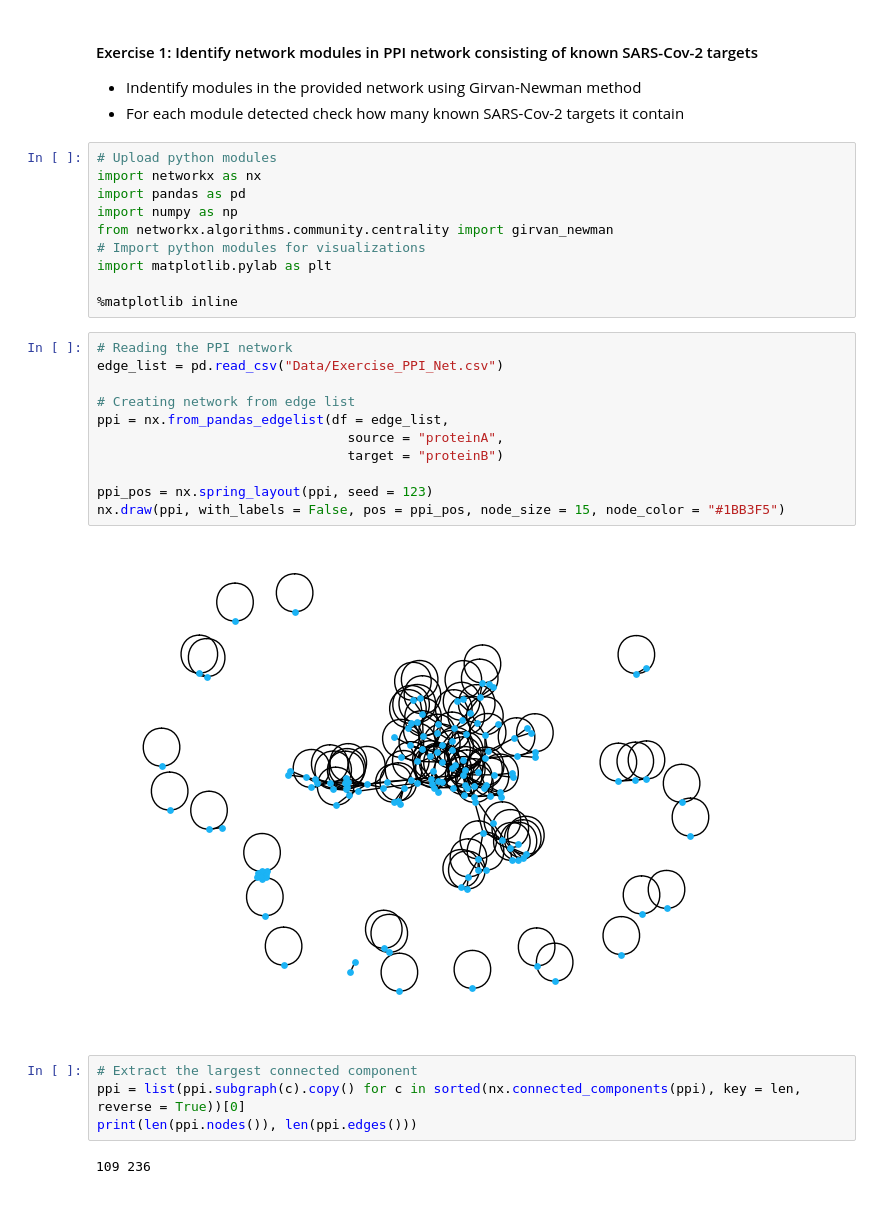
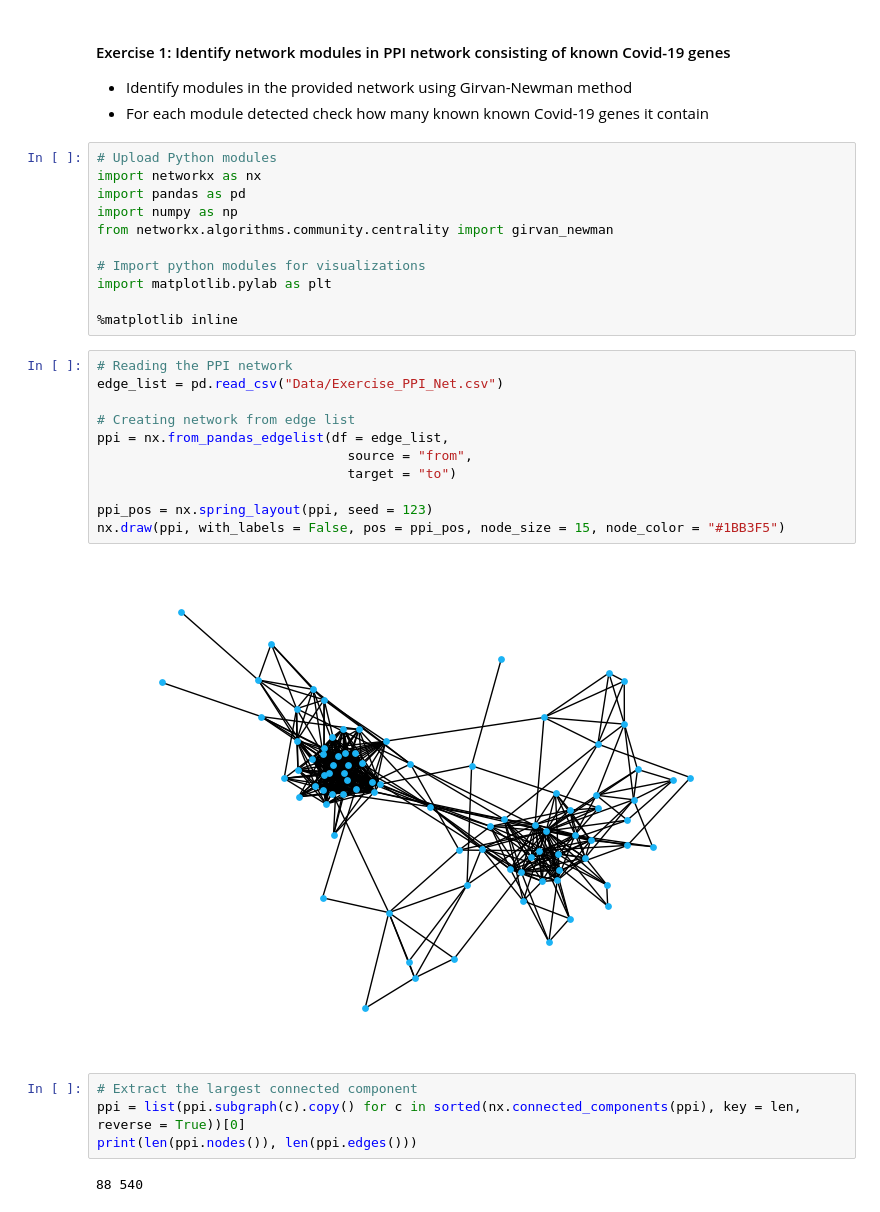
Before and after one commit to UEFBiomedicalInformaticsLab/NetBio_Summer_2023, a Jupyter notebook: Exercise_2_solutions.ipynb, the cells around one changed output. Saved outputs shown, nothing was run; the diff lists cells and outputs as text.

Commit message:
Updated exercises

```diff
--- a/Exercise_2_solutions.ipynb
+++ b/Exercise_2_solutions.ipynb
@@ -16,13 +16,14 @@ Exercise 3: Use network proximities between the potential drug targets identifie
 # %% [markdown]
-#### Exercise 1: Identify network modules in PPI network consisting of known SARS-Cov-2 targets
-- Indentify modules in the provided network using Girvan-Newman method
-- For each module detected check how many known SARS-Cov-2 targets it contain
+#### Exercise 1: Identify network modules in PPI network consisting of known Covid-19 genes
+- Identify modules in the provided network using Girvan-Newman method
+- For each module detected check how many known known Covid-19 genes it contain
 # %%
-# Upload python modules
+# Upload Python modules
 import networkx as nx
 import pandas as pd
 import numpy as np
 from networkx.algorithms.community.centrality import girvan_newman
+
 # Import python modules for visualizations
 import matplotlib.pylab as plt
 
@@ -30,22 +31,22 @@ import matplotlib.pylab as plt
 # %%
 # Reading the PPI network
 edge_list = pd.read_csv("Data/Exercise_PPI_Net.csv")
 
 # Creating network from edge list
 ppi = nx.from_pandas_edgelist(df = edge_list,
-                                source = "proteinA",
-                                target = "proteinB")
+                                source = "from",
+                                target = "to")
 
 ppi_pos = nx.spring_layout(ppi, seed = 123)
 nx.draw(ppi, with_labels = False, pos = ppi_pos, node_size = 15, node_color = "#1BB3F5")
 # %% [output]
-[figure, old version]
+[figure, new version]
 # %%
 # Extract the largest connected component
 ppi = list(ppi.subgraph(c).copy() for c in sorted(nx.connected_components(ppi), key = len, reverse = True))[0]
 print(len(ppi.nodes()), len(ppi.edges()))
 # %% [output]
-109 236
+88 540
 # %%
 # Remove self-loops
 ppi.remove_edges_from(nx.selfloop_edges(ppi))
```
Also changed, not shown: parts of 26 cells of this notebook, 12 other files.
